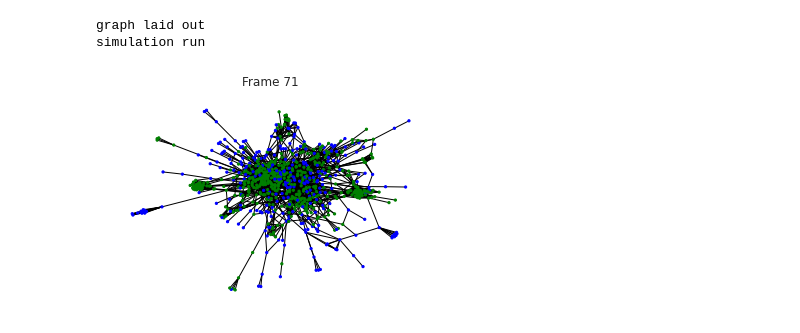
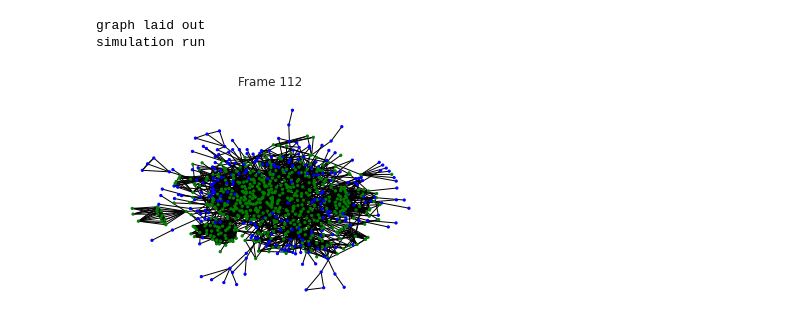
Before and after one commit to neutralpronoun/GRAN_social, a Jupyter notebook: diffusion_testing/Untitled.ipynb, the cells around one changed output. Drawn from its saved outputs; the diff is of its cells as text; code cells hidden in the pictures.

```diff
--- a/diffusion_testing/Untitled.ipynb
+++ b/diffusion_testing/Untitled.ipynb
@@ -161,36 +161,36 @@ def simple_animation(G):
 #     G = nx.gnm_random_graph(n, m)
     # nsteps = len()
     layout = nx.spring_layout(G)
-    layout = nx.nx_pydot.graphviz_layout(G, prog="sfdp")
+    layout = nx.nx_pydot.graphviz_layout(G, prog="neato")
     print("graph laid out")
     G = SIR_full(G)
     print("simulation run")
 
     # n_steps = len(out_graph.nodes["0"]["state"])
     # print(n_steps)
     # print(np.arange(n_steps-1).shape)
 
     for node in list(G.nodes()):
         n_steps = len(G.nodes[node]["state"])
 
 
     # writergif = animation.FFMpegWriter(fps=30)
     # anim.save(f, writer=writergif)
 
     ani = animation.FuncAnimation(fig, simple_update, frames=np.arange(n_steps), fargs=(layout, G, ax))
     ani.save('animation_1.mp4', dpi = 300, fps = 10)
     plt.show()
 
 simple_animation(sample_graphs[7])
 
 # nx.draw(sample_graphs[15])
 # plt.show()
 
 # out_graph = SIR_ani_update(sample_graphs[15])
 # for node in list(out_graph.nodes()):
 #     print(out_graph.nodes[node])
 #     print("\n")
 # %% [output]
 graph laid out
 simulation run
-[figure, old version]
+[figure, new version]
```
Also changed, not shown: parts of 2 cells of this notebook, 52 other files.
